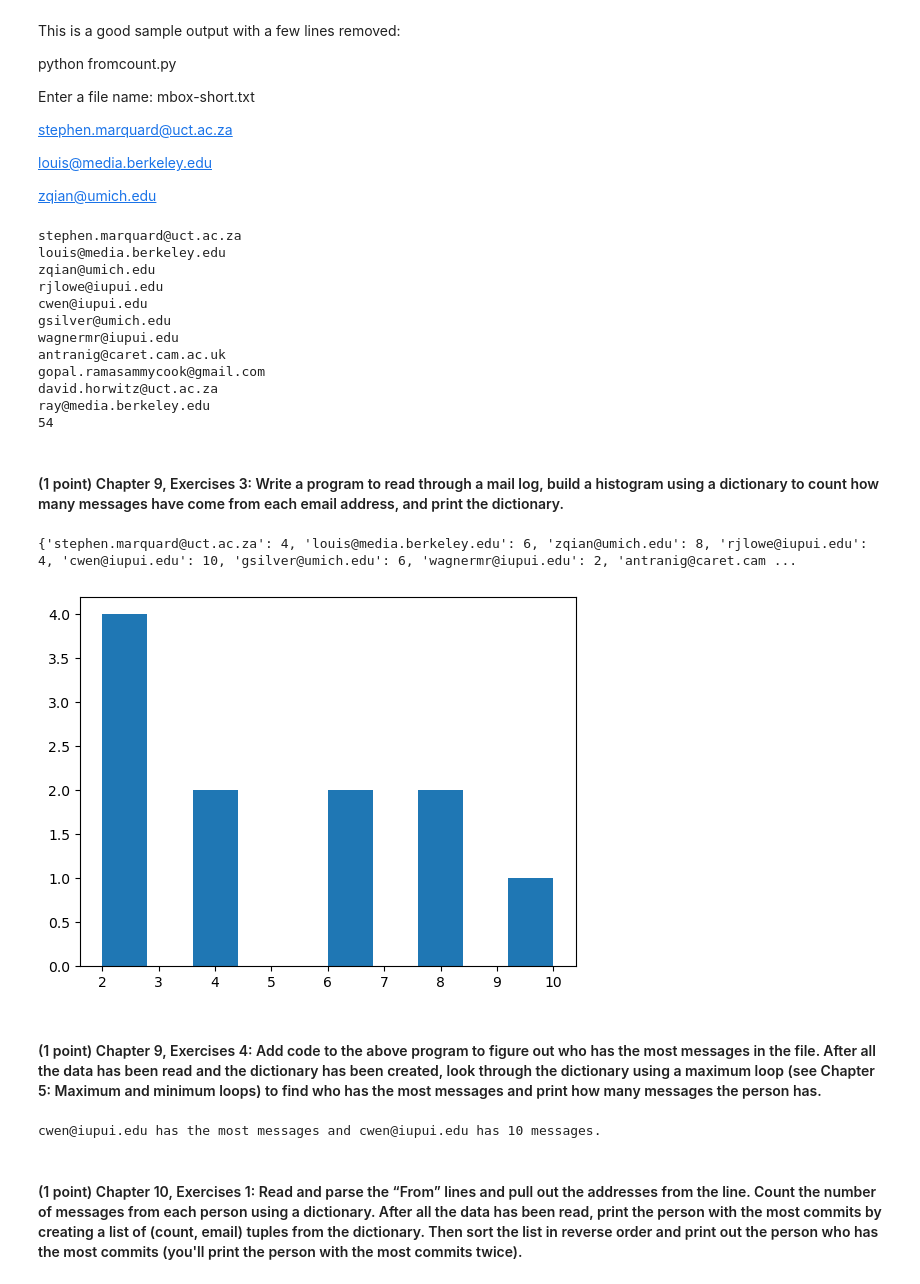
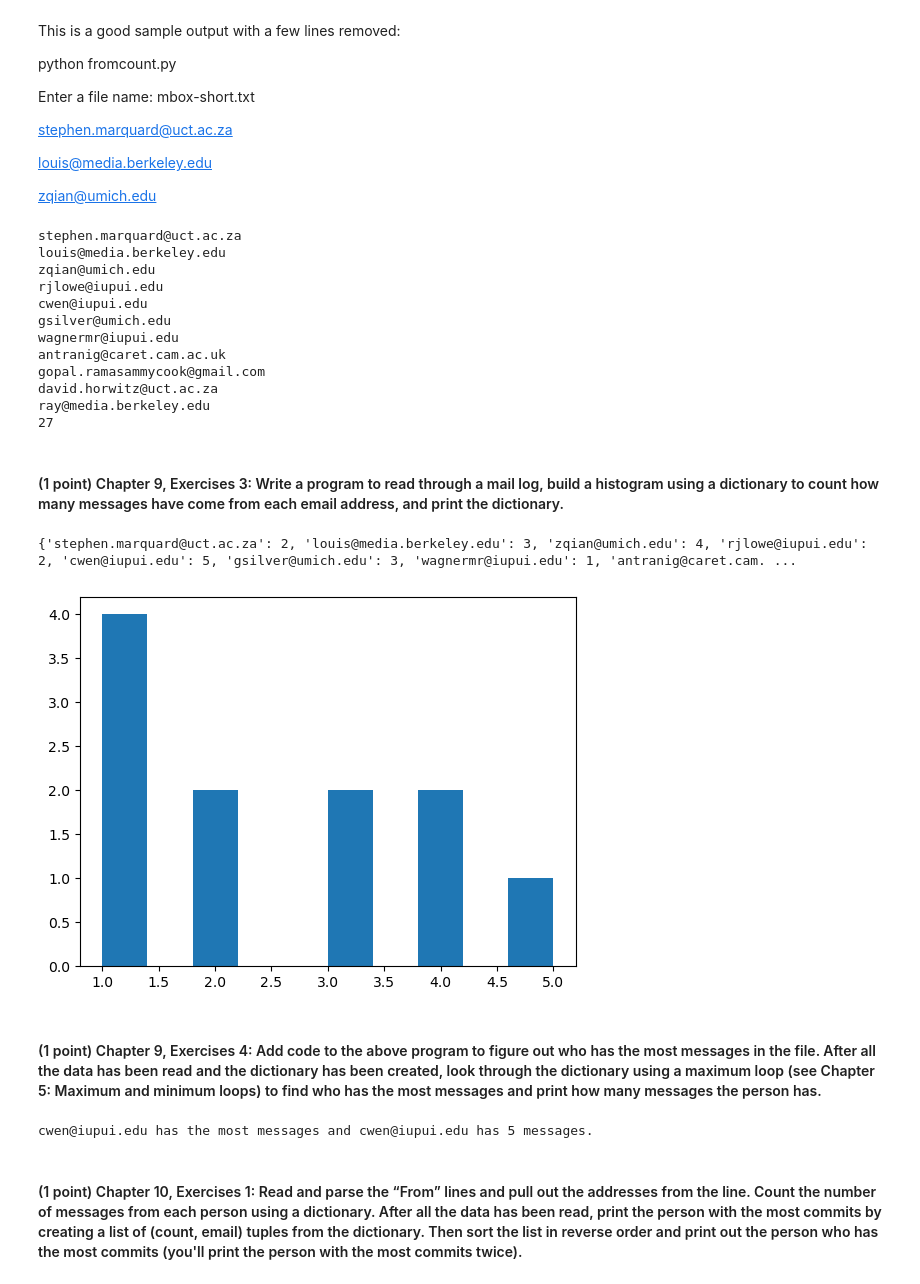
Before and after one commit to LeoLQH/Stats-507, a Jupyter notebook: hw2.ipynb, the cells around one changed output. Saved outputs shown, nothing was run; the diff lists cells and outputs as text; code cells hidden in the pictures.

```diff
--- a/hw2.ipynb
+++ b/hw2.ipynb
@@ -209,8 +209,7 @@ count = 0
 for line in fhand:
     words = line.split()
     # print ('Debug:', words)
-    if (len(words) == 0 or words[0] != 'From') : continue
-    if len(words) >= 3: print(words[2])
+    if (len(words) >= 3 and words[0] == 'From') : print(words[2])
 # raise NotImplementedError()
 # %%
 try:
@@ -249,7 +248,7 @@ count = 0
 email = list()
 
 for line in fhand:
-    if line.startswith('From'):
+    if line.startswith('From '):
         count = count + 1
         words = line.split()
         email.append(words[1])
@@ -279,7 +278,7 @@ antranig@caret.cam.ac.uk
 gopal.ramasammycook@gmail.com
 david.horwitz@uct.ac.za
 ray@media.berkeley.edu
-54
+27
 # %%
 try:
     open(file_name)
@@ -290,31 +289,32 @@ except FileNotFoundError:
 # %%
 # YOUR CODE HERE
 try:
     fhand = open('mbox-short.txt')
 except FileNotFoundError:
     raise AssertionError("The file cannot be opened.")
 
+count = 0
 email = dict()
 
 for line in fhand:
-    if line.startswith('From'):
+    if line.startswith('From '):
         count = count + 1
         words = line.split()
         address = words[1]
         if address in email.keys():
             email[address] = email[address] + 1
         else:
             email[address] = 1
 
 
 import matplotlib.pyplot as plt
 plt.hist(email.values())
 
 print(email)
 # raise NotImplementedError()
 # %% [output]
-{'stephen.marquard@uct.ac.za': 4, 'louis@media.berkeley.edu': 6, 'zqian@umich.edu': 8, 'rjlowe@iupui.edu': 4, 'cwen@iupui.edu': 10, 'gsilver@umich.edu': 6, 'wagnermr@iupui.edu': 2, 'antranig@caret.cam ...
+{'stephen.marquard@uct.ac.za': 2, 'louis@media.berkeley.edu': 3, 'zqian@umich.edu': 4, 'rjlowe@iupui.edu': 2, 'cwen@iupui.edu': 5, 'gsilver@umich.edu': 3, 'wagnermr@iupui.edu': 1, 'antranig@caret.cam. ...
-[figure, old version]
+[figure, new version]
 # %%
 try:
     open(file_name)
@@ -332,7 +332,7 @@ except FileNotFoundError:
 email = dict()
 
 for line in fhand:
-    if line.startswith('From'):
+    if line.startswith('From '):
         count = count + 1
         words = line.split()
         address = words[1]
@@ -351,7 +351,7 @@ print(person, 'has the most messages and', person, 'has', email[person], 'messag
 
 # raise NotImplementedError()
 # %% [output]
-cwen@iupui.edu has the most messages and cwen@iupui.edu has 10 messages.
+cwen@iupui.edu has the most messages and cwen@iupui.edu has 5 messages.
 # %%
 try:
     open(file1)
```
Also changed, not shown: parts of 2 cells of this notebook.
